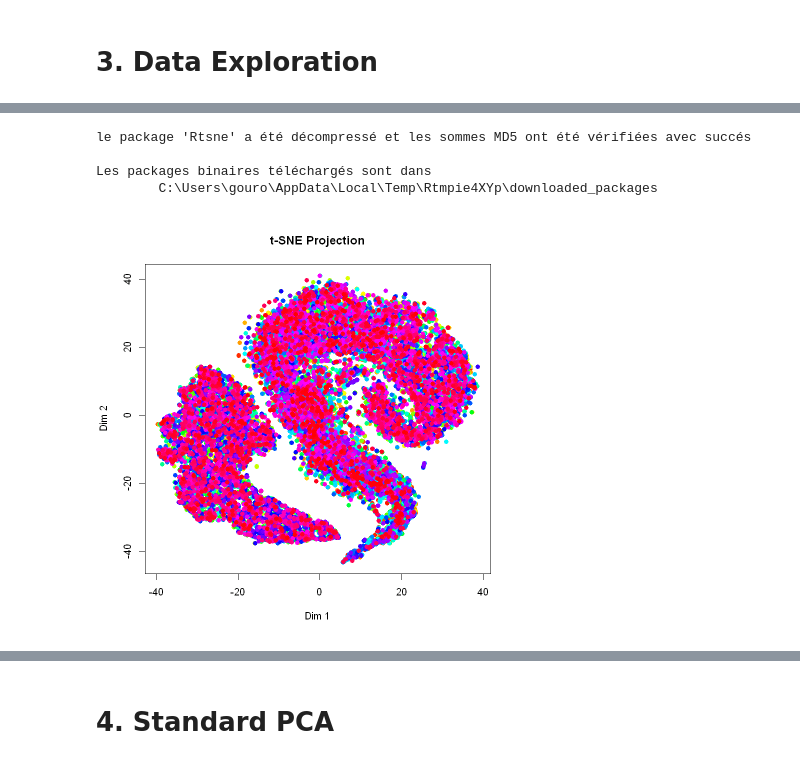
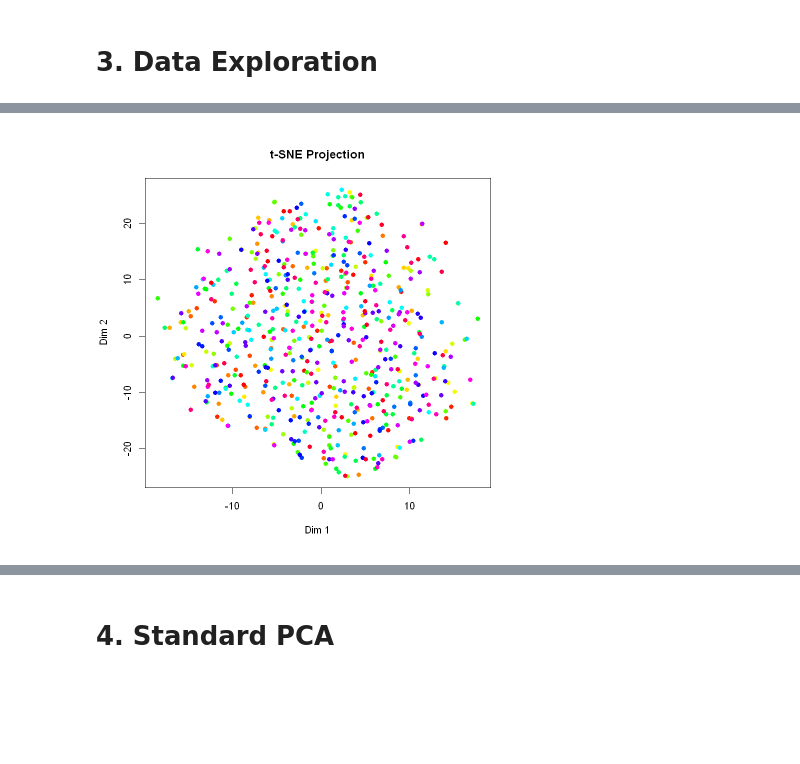
Before and after one commit to AVanwelsenaere/F600, a Jupyter notebook: Sparse PCA - Sandbox.ipynb, the cells around one changed output, grey strips where cells are left out. Drawn from its saved outputs; the diff is of its cells as text; code cells hidden in the pictures; blank space fills up the shorter version.

```diff
--- a/Sparse PCA - Sandbox.ipynb
+++ b/Sparse PCA - Sandbox.ipynb
@@ -330,0 +129,41 @@ ERROR: Error in UseMethod("mutate"): pas de méthode pour 'mutate' applicable po
+# %%
+# DATASET 01 => ECG data simulation - METHOD 4 #
+################################################
+
+start_time <- Sys.time()
+print(paste("Current Time :", format(Sys.time(), "%Y-%m-%d %H:%M:%S")))
+
+library(MASS)
+
+pic_width1 <- round(N_VARIABLES * 0.05)  # Weigth pic 1
+pic_width2 <- round(N_VARIABLES * 0.07)  # Weigth pic 2
+pic_width3 <- round(N_VARIABLES * 0.04)   # Weigth pic 3
+
+start_pic1 <- round(N_VARIABLES * 0.25)
+end_pic1 <- start_pic1 + pic_width1 - 1
+
+start_pic2 <- round(N_VARIABLES * 0.50)
+end_pic2 <- start_pic2 + pic_width2 - 1
+
+start_pic3 <- round(N_VARIABLES * 0.75)
+end_pic3 <- start_pic3 + pic_width3 - 1
+
+Sigma <- diag(N_VARIABLES)
+
+Sigma[start_pic1:end_pic1, start_pic1:end_pic1] <- 0.8
+Sigma[start_pic2:end_pic2, start_pic2:end_pic2] <- 0.8
+Sigma[start_pic3:end_pic3, start_pic3:end_pic3] <- 0.8
+
+# Data generation
+oDataMatrix <- mvrnorm(N_OBSERVATIONS, mu = rep(0, N_VARIABLES), Sigma = Sigma)
+
+oDataMatrix[, start_pic1:end_pic1] <- oDataMatrix[, start_pic1:end_pic1] + 3
+oDataMatrix[, start_pic2:end_pic2] <- oDataMatrix[, start_pic2:end_pic2] + 5
+oDataMatrix[, start_pic3:end_pic3] <- oDataMatrix[, start_pic3:end_pic3] + 4
+
+cat("Dimensions Matrix : ", dim(oDataMatrix), "\n")
+head(oDataMatrix)
+
+print(paste("Current Time :", format(Sys.time(), "%Y-%m-%d %H:%M:%S")))
+elapsed_time <- round(difftime(Sys.time(), start_time, units = "secs"), 3)
+print(paste("Duration :", elapsed_time, "seconds"))
@@ -432,24 +382,20 @@ plot(oDataMatrix[, x_col], oDataMatrix[, y_col], main = paste("Scatterplot of",
 # %%
 ##########################################
 # t-SNE Visualization                    #
 ##########################################
 
 # Reduce dimensionality using t-SNE and visualize clusters.
 
 if (!requireNamespace("Rtsne", quietly = TRUE)) {
     install.packages("Rtsne")
 }
 library(Rtsne)
 
 # t-SNE
-tsne_res <- Rtsne(oDataMatrix, dims = 2, perplexity = 30)
+tsne_res <- Rtsne(oDataMatrix, dims = 2, perplexity = 15)
 
 # Visualize t-SNE results
 plot(tsne_res$Y, main = "t-SNE Projection", xlab = "Dim 1", ylab = "Dim 2",
      col = rainbow(length(tsne_res$Y[,1])), pch = 19)
 # %% [output]
-le package 'Rtsne' a été décompressé et les sommes MD5 ont été vérifiées avec succés
-
-Les packages binaires téléchargés sont dans
-        C:\Users\gouro\AppData\Local\Temp\Rtmpie4XYp\downloaded_packages
-[figure, old version]
+[figure, new version]
```
Also changed, not shown: parts of 49 cells of this notebook, 1 other file.
